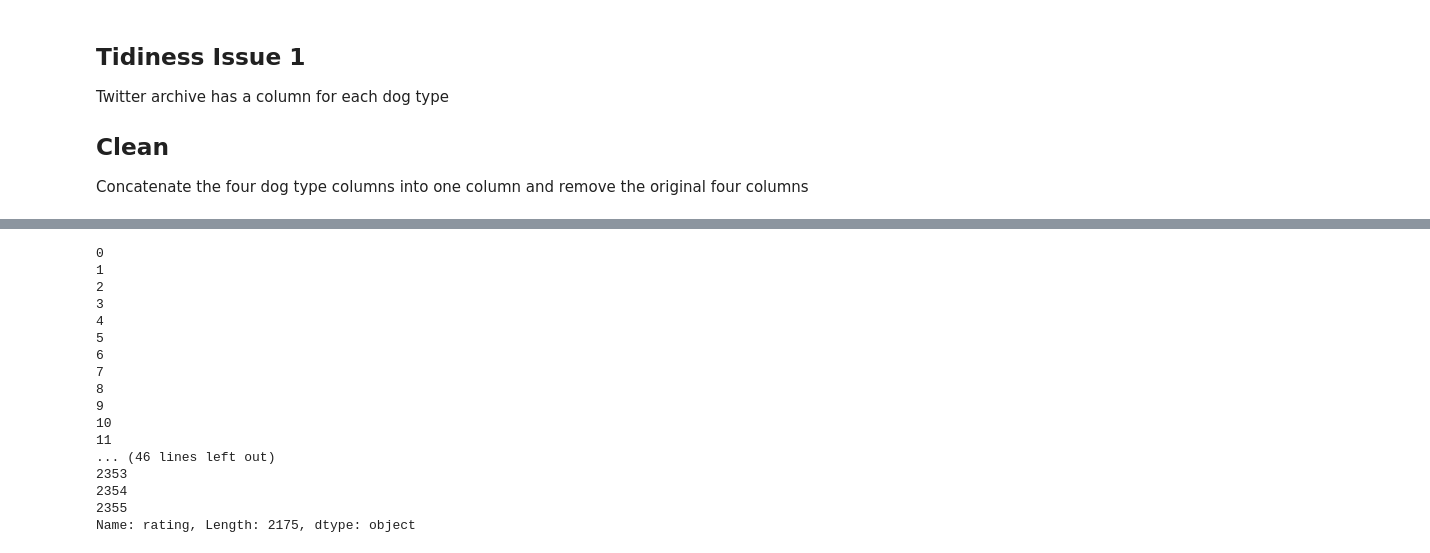
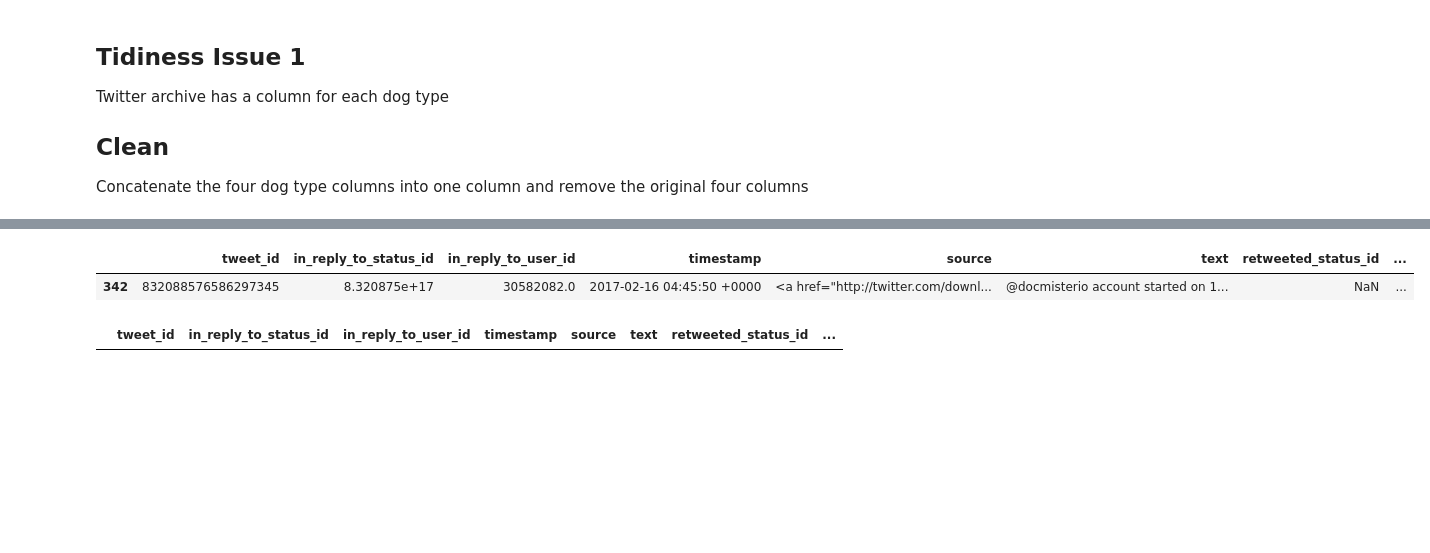
Before and after one commit to KattyP/DataWrangleProject, a Jupyter notebook: wrangle_act.ipynb, the cells around one changed output, grey strips where cells are left out. Drawn from its saved outputs; the diff is of its cells as text; code cells hidden in the pictures; blank space fills up the shorter version.

```diff
--- a/wrangle_act.ipynb
+++ b/wrangle_act.ipynb
@@ -434,4 +450,4 @@ Incorrect ratings example tweet id 883482846933004... should be 13.5/10 not 5/10
 
 Extract ratings from text
 # %%
-twitter_archive_clean['rating'] = twitter_archive_clean.text.str.extract('('\W*+"\")', expand=False)
+twitter_archive_clean['rating'] = twitter_archive_clean.text.str.extract('(\d\d?\d?.?\d?\d?/\d\d\d?)', expand=False)
@@ -439,0 +506,5 @@ SyntaxError: unexpected character after line continuation character (<ipython-in
+# %%
+twitter_archive_clean[twitter_archive_clean['rating'] == '11/15/15']
+# %% [output]
+|  | tweet_id | in_reply_to_status_id | in_reply_to_user_id | timestamp | source | text | retweeted_status_id | ... |
+| 342 | 832088576586297345 | 8.320875e+17 | 30582082.0 | 2017-02-16 04:45:50 +0000 | <a href="http://twitter.com/downl... | @docmisterio account started on 1... | NaN | ... |
@@ -440,20 +513,6 @@ SyntaxError: unexpected character after line continuation character (<ipython-in
+# %%
+twitter_archive_clean[twitter_archive_clean['rating'] == '11/15/15']
+# %% [output]
+|  | tweet_id | in_reply_to_status_id | in_reply_to_user_id | timestamp | source | text | retweeted_status_id | ... |
 # %%
-twitter_archive_clean['rating']
+twitter_archive_clean
-# %% [output]
-0
-1
-2
-3
-4
-5
-6
-7
-8
-9
-10
-11
-... (46 lines left out)
-2353
-2354
-2355
-Name: rating, Length: 2175, dtype: object
```
Also changed, not shown: parts of 16 cells of this notebook.
